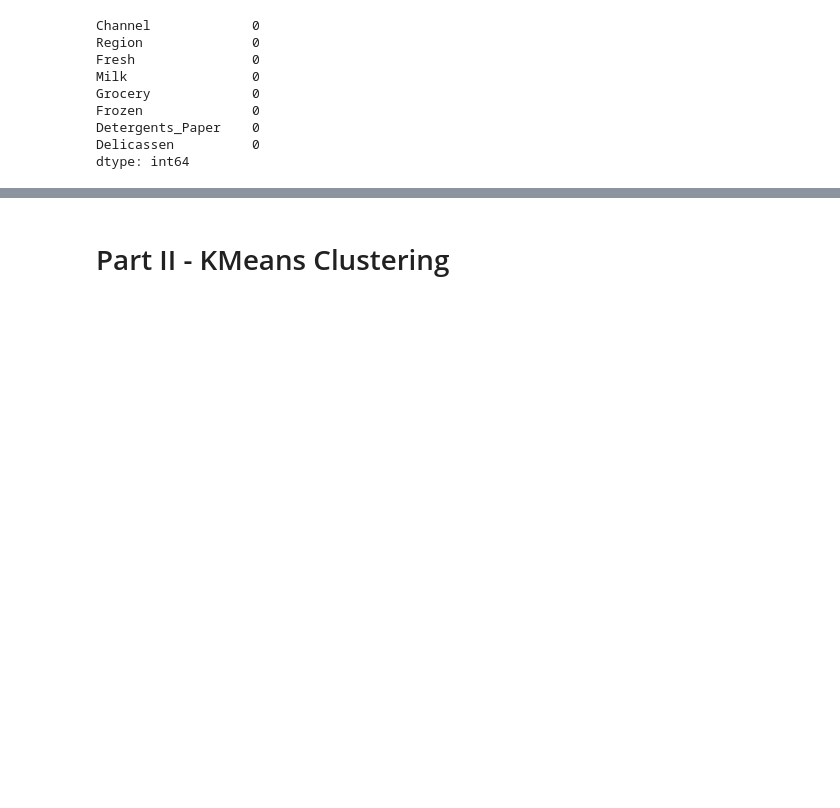
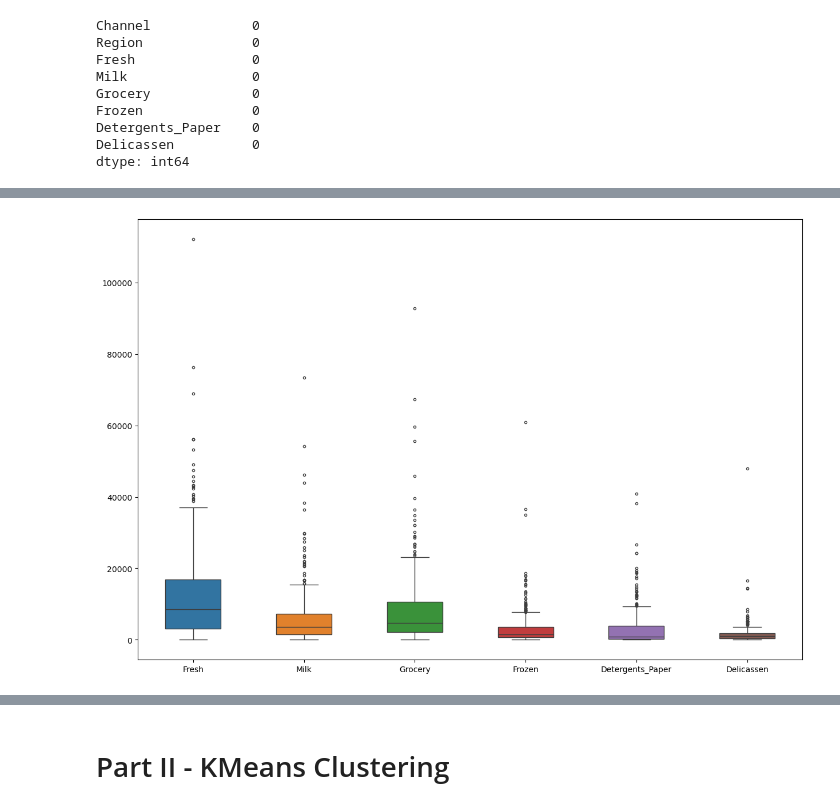
Before and after one commit to Adese-hub/https-github.com-lighthouse-labs-ml-project-unsupervised-learning, a Jupyter notebook: Unsupervised Learning - Project.ipynb, the cells around one changed output, grey strips where cells are left out. Saved outputs shown, nothing was run; the diff lists cells and outputs as text; code cells hidden in the pictures; blank space fills up the shorter version.

```diff
--- a/Unsupervised Learning - Project.ipynb
+++ b/Unsupervised Learning - Project.ipynb
@@ -38,3 +38,6 @@ df
 | 438 | 1 | 3 | 10290 | 1981 | 2232 | 1038 | 168 | 2125 |
 | 439 | 1 | 3 | 2787 | 1698 | 2510 | 65 | 477 | 52 |
 440 rows × 8 columns
+# %%
+df_new = df.drop(columns=['Channel', 'Region'])
+df_new
@@ -68,0 +151,7 @@ correlation_matrix
+# %%
+#Handling outliers
+fig, ax = plt.subplots(figsize = (15, 10))
+sns.boxplot(data = df_new, width = 0.5, ax = ax, fliersize = 3)
+plt.show()
+# %% [output]
+[figure, added]
```
Also changed, not shown: parts of 17 cells of this notebook.
